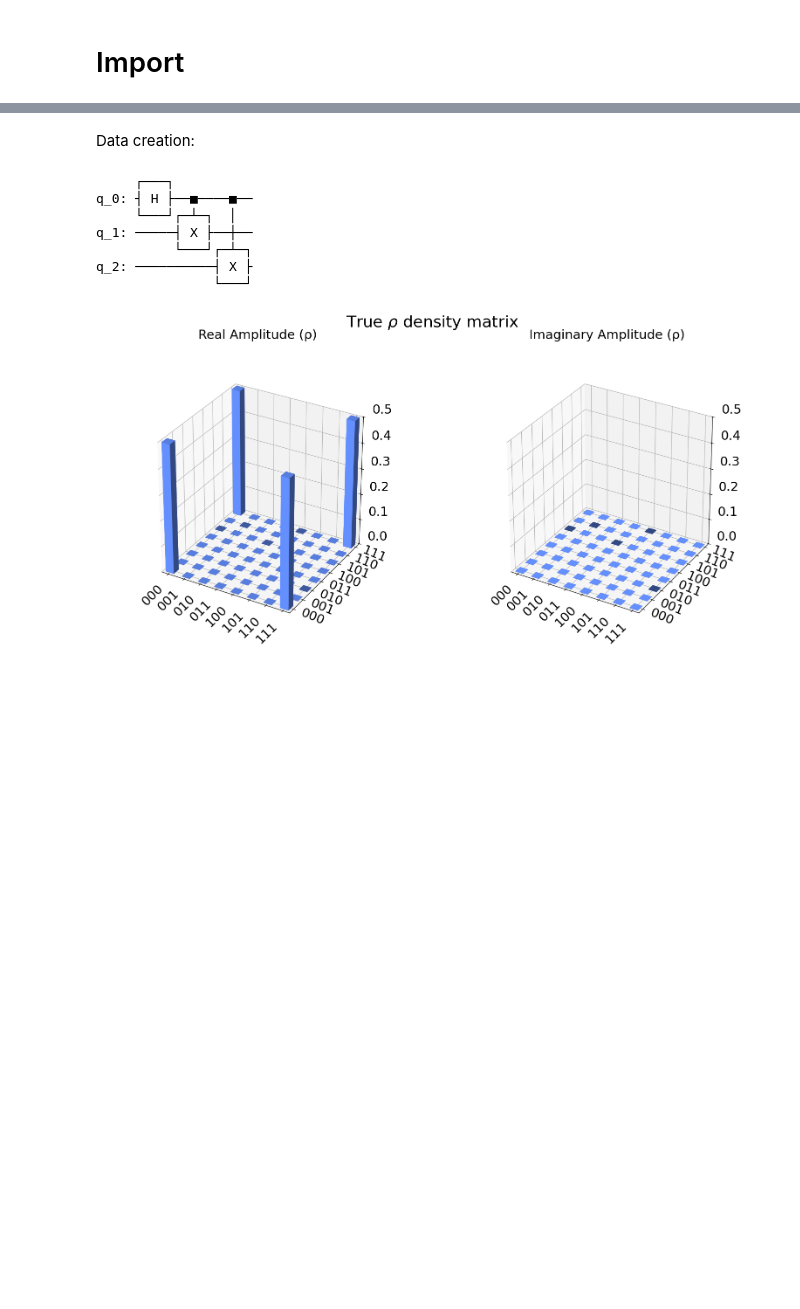
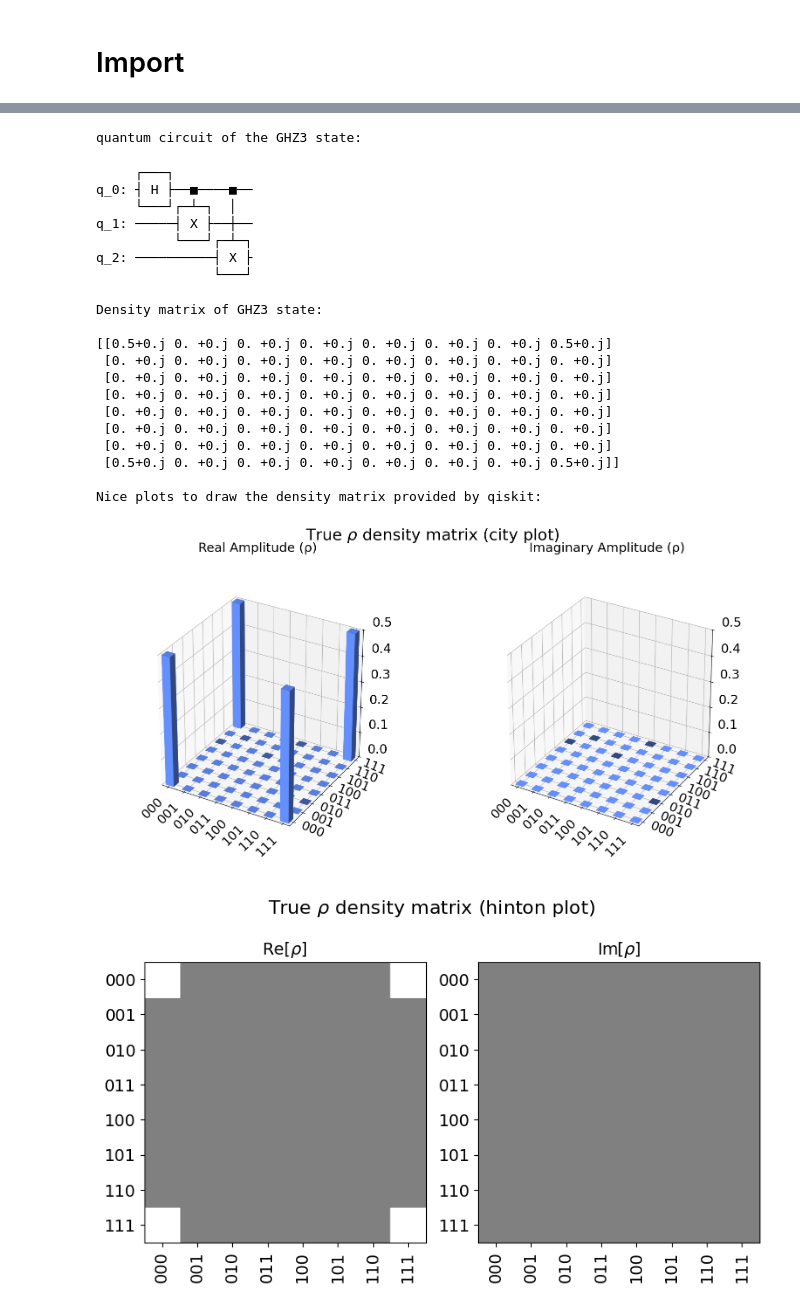
Before and after one commit to srazzetti/statistical-qst-vae, a Jupyter notebook: notebook/1_demo_GHZ3.ipynb, the cells around one changed output, grey strips where cells are left out. Drawn from its saved outputs; the diff is of its cells as text; code cells hidden in the pictures; blank space fills up the shorter version.

```diff
--- a/notebook/1_demo_GHZ3.ipynb
+++ b/notebook/1_demo_GHZ3.ipynb
@@ -40,20 +49,44 @@ Let's first consider the easy GHZ state for 3 qubits system
-# %% [markdown]
-Data creation:
 # %%
 # true state circuit and density matrix
-N = 3
+N = 3   # number of qubits
 qc = create_ghz_state(N)
+print('quantum circuit of the GHZ3 state:')
 display(qc.draw())
+rho_true = DensityMatrix(qc)
 
-rho_true = DensityMatrix(qc)
-fig = plot_state_city(rho_true, title="True $\\rho$ density matrix")
+print('Density matrix of GHZ3 state:\n')
+print(rho_true.data)
+
+# -- print and plots provided by qiskit lib --
+print('\nNice plots to draw the density matrix provided by qiskit:')
+
+fig = plot_state_city(rho_true, title="True $\\rho$ density matrix (city plot)")
 display(fig)
+fig = plot_state_hinton(rho_true, title="True $\\rho$ density matrix (hinton plot)")
+display(fig)
+fig = plot_state_qsphere(rho_true)
+fig.suptitle("True $\\rho$ density matrix (qsphere plot)")
+display(fig)
 # %% [output]
-     ┌───┐
-q_0: ┤ H ├──■────■──
-     └───┘┌─┴─┐  │
-q_1: ─────┤ X ├──┼──
-          └───┘┌─┴─┐
-q_2: ──────────┤ X ├
-               └───┘
+quantum circuit of the GHZ3 state:
+     ┌───┐
+q_0: ┤ H ├──■────■──
+     └───┘┌─┴─┐  │
+q_1: ─────┤ X ├──┼──
+          └───┘┌─┴─┐
+q_2: ──────────┤ X ├
+               └───┘
+Density matrix of GHZ3 state:
+
+[[0.5+0.j 0. +0.j 0. +0.j 0. +0.j 0. +0.j 0. +0.j 0. +0.j 0.5+0.j]
+ [0. +0.j 0. +0.j 0. +0.j 0. +0.j 0. +0.j 0. +0.j 0. +0.j 0. +0.j]
+ [0. +0.j 0. +0.j 0. +0.j 0. +0.j 0. +0.j 0. +0.j 0. +0.j 0. +0.j]
+ [0. +0.j 0. +0.j 0. +0.j 0. +0.j 0. +0.j 0. +0.j 0. +0.j 0. +0.j]
+ [0. +0.j 0. +0.j 0. +0.j 0. +0.j 0. +0.j 0. +0.j 0. +0.j 0. +0.j]
+ [0. +0.j 0. +0.j 0. +0.j 0. +0.j 0. +0.j 0. +0.j 0. +0.j 0. +0.j]
+ [0. +0.j 0. +0.j 0. +0.j 0. +0.j 0. +0.j 0. +0.j 0. +0.j 0. +0.j]
+ [0.5+0.j 0. +0.j 0. +0.j 0. +0.j 0. +0.j 0. +0.j 0. +0.j 0.5+0.j]]
+
+Nice plots to draw the density matrix provided by qiskit:
-[figure, old version]
+[figure, new version]
+[figure, added]
```
Also changed, not shown: parts of 47 cells of this notebook.
